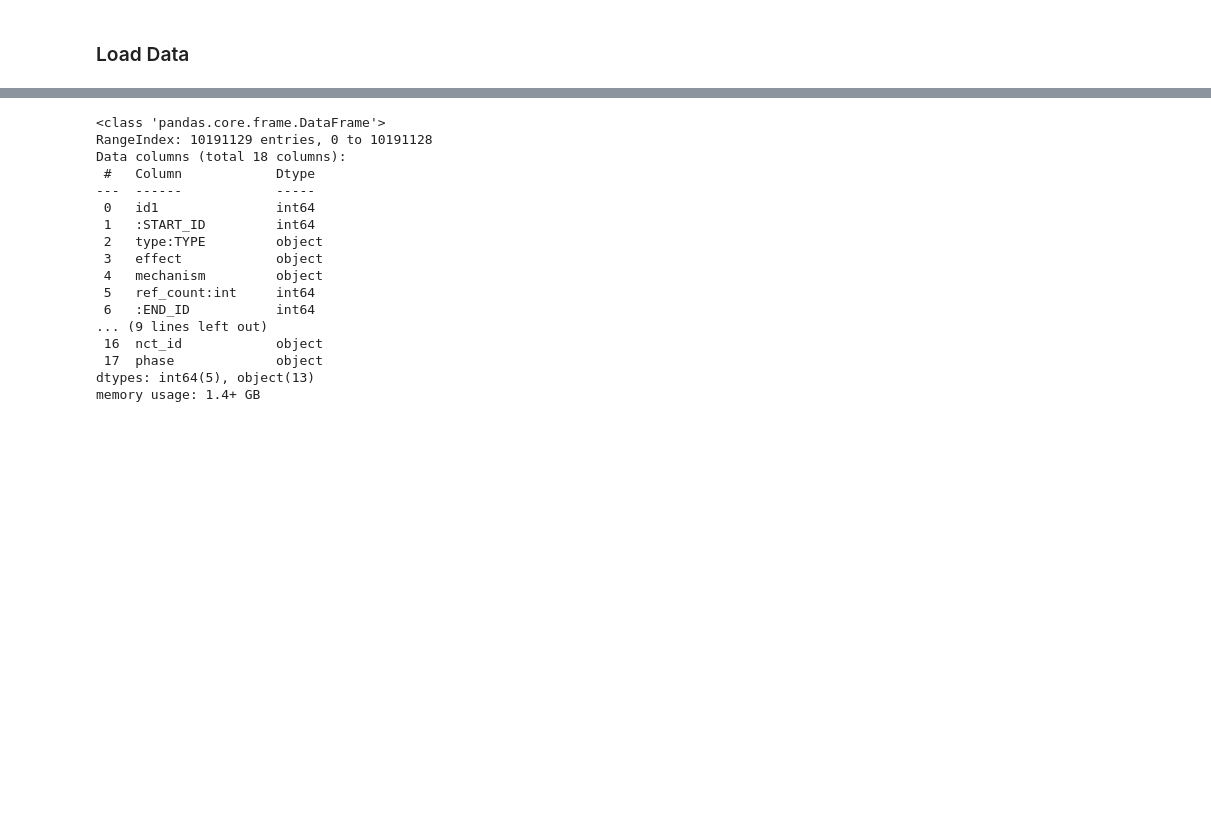
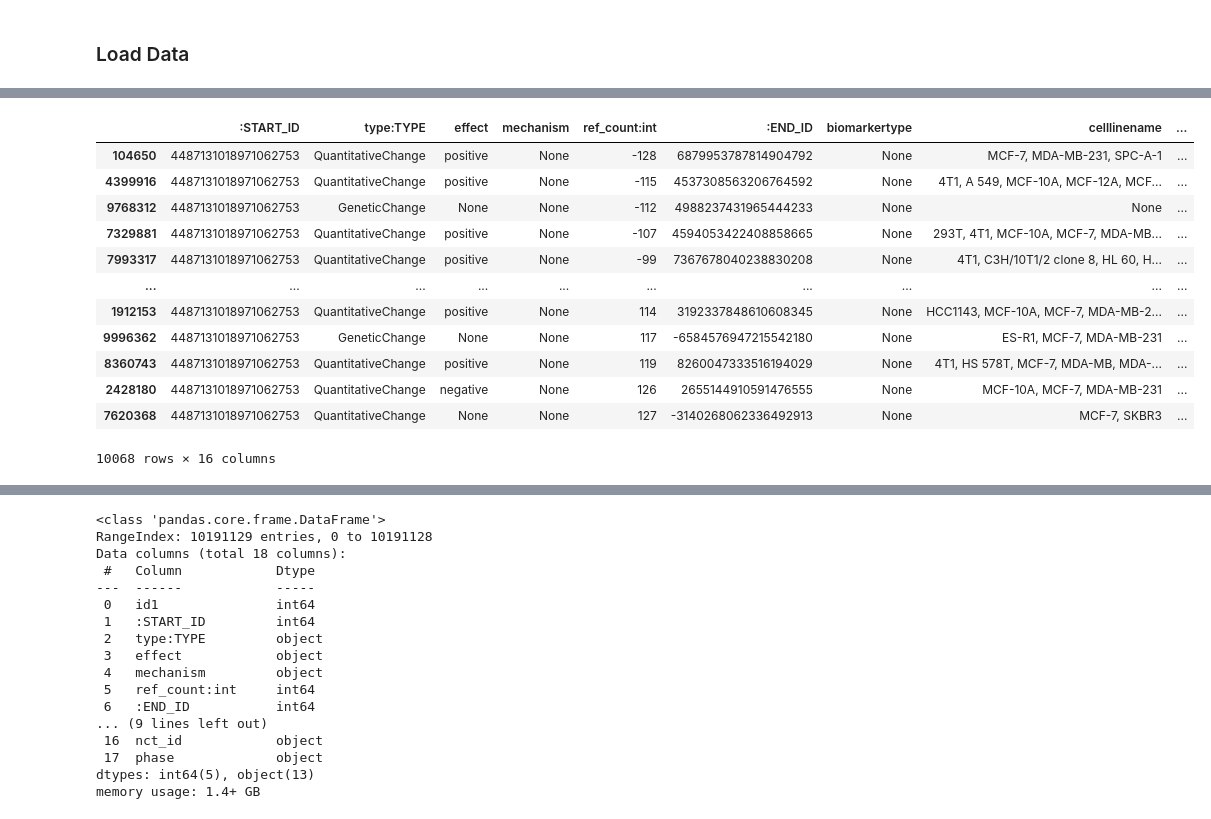
Before and after one commit to egilber/csl-behring, a Jupyter notebook: notebooks/Sandbox.ipynb, the cells around one changed output, grey strips where cells are left out. Drawn from its saved outputs; the diff is of its cells as text; code cells hidden in the pictures; blank space fills up the shorter version.

```diff
--- a/notebooks/Sandbox.ipynb
+++ b/notebooks/Sandbox.ipynb
@@ -72,3 +111,19 @@ Wall time: 943 ms
+# %%
+df_rel[df_rel[':START_ID']==4487131018971062753].sort_values(by=['ref_count:int'], ascending=True)
+# %% [output]
+|  | :START_ID | type:TYPE | effect | mechanism | ref_count:int | :END_ID | biomarkertype | celllinename | ... |
+| 104650 | 4487131018971062753 | QuantitativeChange | positive | None | -128 | 6879953787814904792 | None | MCF-7, MDA-MB-231, SPC-A-1 | ... |
+| 4399916 | 4487131018971062753 | QuantitativeChange | positive | None | -115 | 4537308563206764592 | None | 4T1, A 549, MCF-10A, MCF-12A, MCF... | ... |
+| 9768312 | 4487131018971062753 | GeneticChange | None | None | -112 | 4988237431965444233 | None | None | ... |
+| 7329881 | 4487131018971062753 | QuantitativeChange | positive | None | -107 | 4594053422408858665 | None | 293T, 4T1, MCF-10A, MCF-7, MDA-MB... | ... |
+| 7993317 | 4487131018971062753 | QuantitativeChange | positive | None | -99 | 7367678040238830208 | None | 4T1, C3H/10T1/2 clone 8, HL 60, H... | ... |
+| ... | ... | ... | ... | ... | ... | ... | ... | ... | ... |
+| 1912153 | 4487131018971062753 | QuantitativeChange | positive | None | 114 | 3192337848610608345 | None | HCC1143, MCF-10A, MCF-7, MDA-MB-2... | ... |
+| 9996362 | 4487131018971062753 | GeneticChange | None | None | 117 | -6584576947215542180 | None | ES-R1, MCF-7, MDA-MB-231 | ... |
+| 8360743 | 4487131018971062753 | QuantitativeChange | positive | None | 119 | 8260047333516194029 | None | 4T1, HS 578T, MCF-7, MDA-MB, MDA-... | ... |
+| 2428180 | 4487131018971062753 | QuantitativeChange | negative | None | 126 | 2655144910591476555 | None | MCF-10A, MCF-7, MDA-MB-231 | ... |
+| 7620368 | 4487131018971062753 | QuantitativeChange | None | None | 127 | -3140268062336492913 | None | MCF-7, SKBR3 | ... |
+10068 rows × 16 columns
 # %%
 # df_rel['mechanism_']=df_rel[[':START_ID', 'type:TYPE', ':END_ID', 'mechanism']].groupby([':START_ID', 'type:TYPE', ':END_ID'])['mechanism'].apply(set)
 # %%
```
Also changed, not shown: parts of 12 cells of this notebook.
